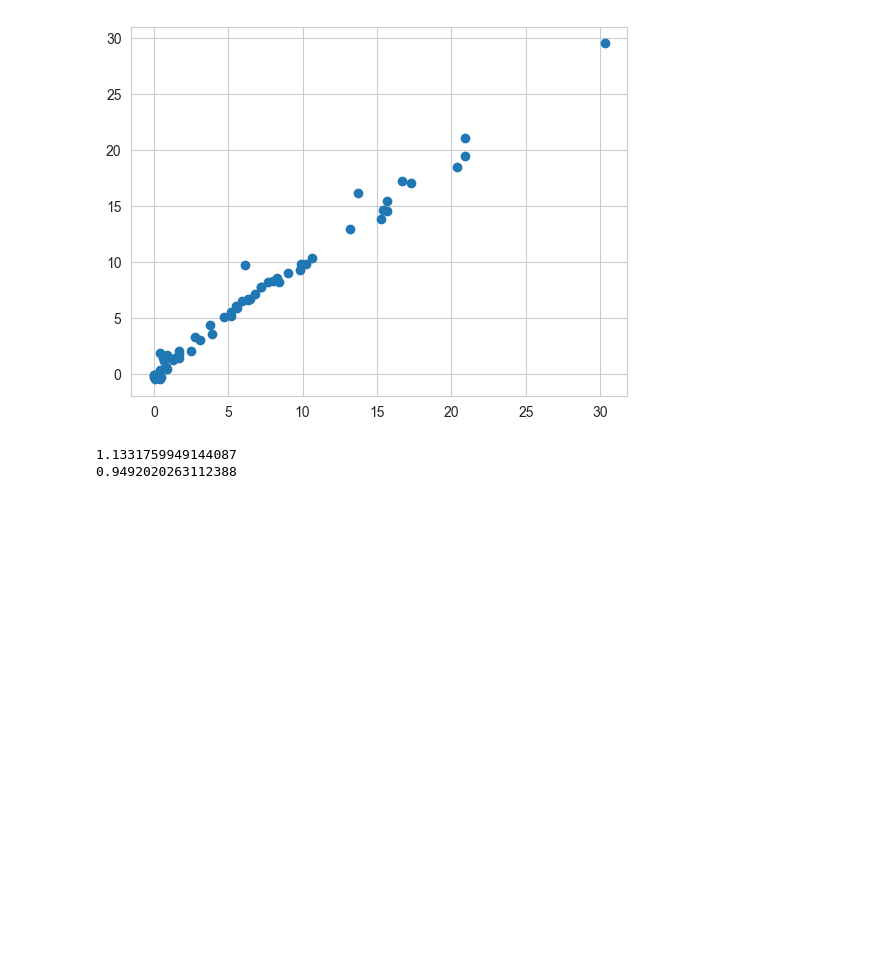
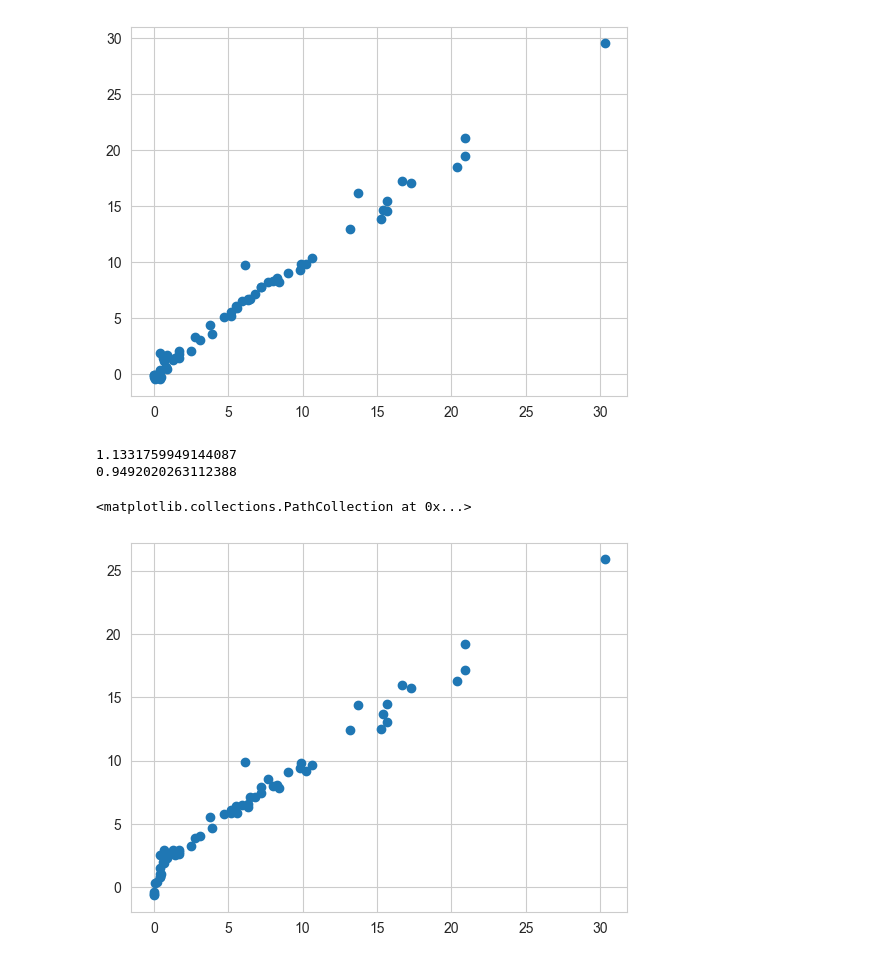
Before and after one commit to Sumit-Avasthi/Machine-Learning, a Jupyter notebook: Project_0.ipynb, the cells around one changed output. Drawn from its saved outputs; the diff is of its cells as text; code cells hidden in the pictures; blank space fills up the shorter version.

```diff
--- a/Project_0.ipynb
+++ b/Project_0.ipynb
@@ -553,13 +553,17 @@ plt.scatter(y_test,y_predict)
 # %%
 from sklearn.linear_model import Lasso
 from sklearn.metrics import mean_absolute_error,r2_score
 lasso = Lasso()
 lasso.fit(X_train,y_train)
 print(mean_absolute_error(y_test,lasso.predict(X_test)))
 print(r2_score(y_test,lasso.predict(X_test)))
+# print(r2_score(y_train,model.predict(X_train)))
+plt.scatter(y_test,lasso.predict(X_test))
 # %% [output]
 1.1331759949144087
 0.9492020263112388
+<matplotlib.collections.PathCollection at 0x...>
+[figure, added]
 # %%
 from sklearn.linear_model import Ridge
 from sklearn.metrics import mean_absolute_error,r2_score
```
Also changed, not shown: parts of 2 cells of this notebook.
